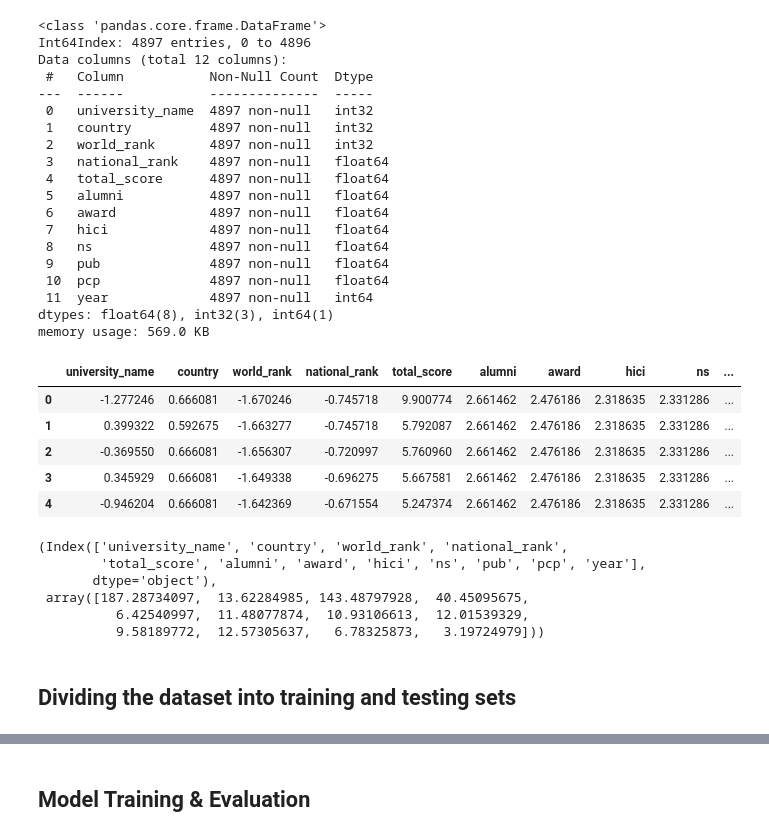
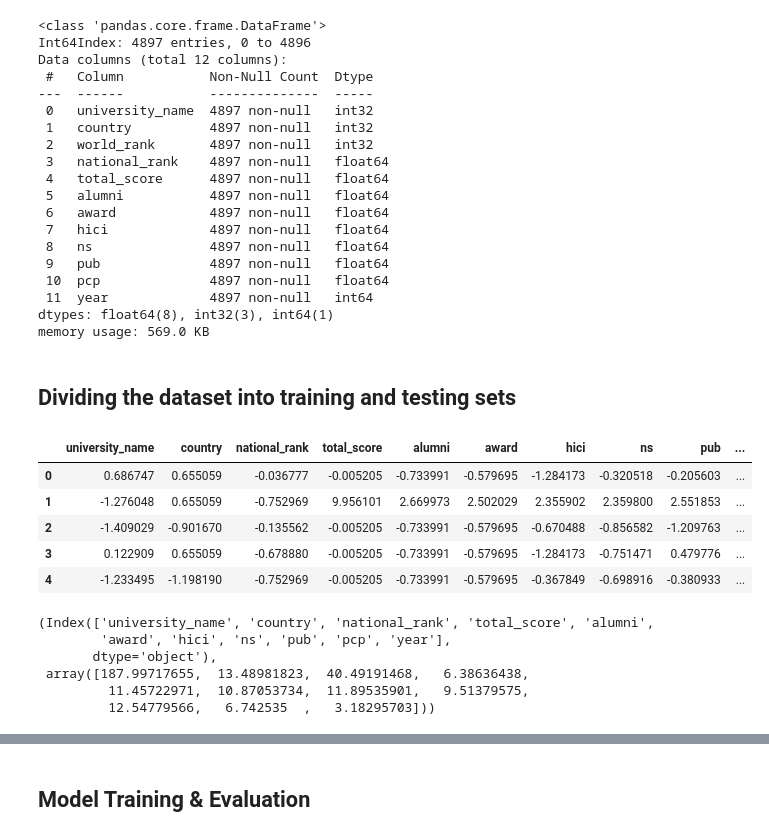
Before and after one commit to SayamAlt/World-University-Rating-Prediction, a Jupyter notebook: World University Ranking Prediction.ipynb, the cells around one changed output, grey strips where cells are left out. Saved outputs shown, nothing was run; the diff lists cells and outputs as text; code cells hidden in the pictures.

```diff
--- a/World University Ranking Prediction.ipynb
+++ b/World University Ranking Prediction.ipynb
@@ -563,27 +563,13 @@ Data columns (total 12 columns):
 dtypes: float64(8), int32(3), int64(1)
 memory usage: 569.0 KB
 # %%
-scaler = StandardScaler()
-features = df.columns
-df = scaler.fit_transform(df)
-df = pd.DataFrame(df,columns=features)
-df.head()
+# scaler = StandardScaler()
+# features = df.columns
+# df = scaler.fit_transform(df)
+# df = pd.DataFrame(df,columns=features)
+# df.head()
-# %% [output]
-|  | university_name | country | world_rank | national_rank | total_score | alumni | award | hici | ns | ... |
-| 0 | -1.277246 | 0.666081 | -1.670246 | -0.745718 | 9.900774 | 2.661462 | 2.476186 | 2.318635 | 2.331286 | ... |
-| 1 | 0.399322 | 0.592675 | -1.663277 | -0.745718 | 5.792087 | 2.661462 | 2.476186 | 2.318635 | 2.331286 | ... |
-| 2 | -0.369550 | 0.666081 | -1.656307 | -0.720997 | 5.760960 | 2.661462 | 2.476186 | 2.318635 | 2.331286 | ... |
-| 3 | 0.345929 | 0.666081 | -1.649338 | -0.696275 | 5.667581 | 2.661462 | 2.476186 | 2.318635 | 2.331286 | ... |
-| 4 | -0.946204 | 0.666081 | -1.642369 | -0.671554 | 5.247374 | 2.661462 | 2.476186 | 2.318635 | 2.331286 | ... |
 # %%
-df.columns, scaler.scale_
+# df.columns, scaler.scale_
-# %% [output]
-(Index(['university_name', 'country', 'world_rank', 'national_rank',
-        'total_score', 'alumni', 'award', 'hici', 'ns', 'pub', 'pcp', 'year'],
-       dtype='object'),
- array([187.28734097,  13.62284985, 143.48797928,  40.45095675,
-          6.42540997,  11.48077874,  10.93106613,  12.01539329,
-          9.58189772,  12.57305637,   6.78325873,   3.19724979]))
 # %% [markdown]
 ## Dividing the dataset into training and testing sets
 # %%
@@ -591,3 +577,25 @@ X = df.drop('world_rank',axis=1)
 y = df.world_rank
 # %%
 X_train, X_test, y_train, y_test = train_test_split(X,y,test_size=0.35,random_state=1)
+# %%
+scaler = StandardScaler()
+features = X_train.columns
+X_train = scaler.fit_transform(X_train)
+X_train = pd.DataFrame(X_train,columns=features)
+X_train.head()
+# %% [output]
+|  | university_name | country | national_rank | total_score | alumni | award | hici | ns | pub | ... |
+| 0 | 0.686747 | 0.655059 | -0.036777 | -0.005205 | -0.733991 | -0.579695 | -1.284173 | -0.320518 | -0.205603 | ... |
+| 1 | -1.276048 | 0.655059 | -0.752969 | 9.956101 | 2.669973 | 2.502029 | 2.355902 | 2.359800 | 2.551853 | ... |
+| 2 | -1.409029 | -0.901670 | -0.135562 | -0.005205 | -0.733991 | -0.579695 | -0.670488 | -0.856582 | -1.209763 | ... |
+| 3 | 0.122909 | 0.655059 | -0.678880 | -0.005205 | -0.733991 | -0.579695 | -1.284173 | -0.751471 | 0.479776 | ... |
+| 4 | -1.233495 | -1.198190 | -0.752969 | -0.005205 | -0.733991 | -0.579695 | -0.367849 | -0.698916 | -0.380933 | ... |
+# %%
+X_train.columns, scaler.scale_
+# %% [output]
+(Index(['university_name', 'country', 'national_rank', 'total_score', 'alumni',
+        'award', 'hici', 'ns', 'pub', 'pcp', 'year'],
+       dtype='object'),
+ array([187.99717655,  13.48981823,  40.49191468,   6.38636438,
+         11.45722971,  10.87053734,  11.89535901,   9.51379575,
+         12.54779566,   6.742535  ,   3.18295703]))
```
Also changed, not shown: parts of 18 cells of this notebook, 4 other files.
